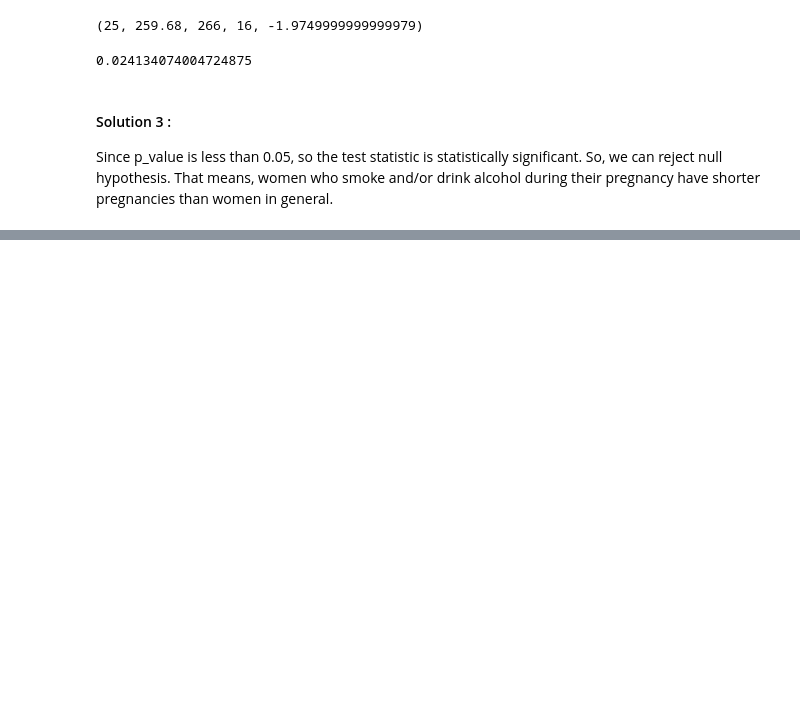
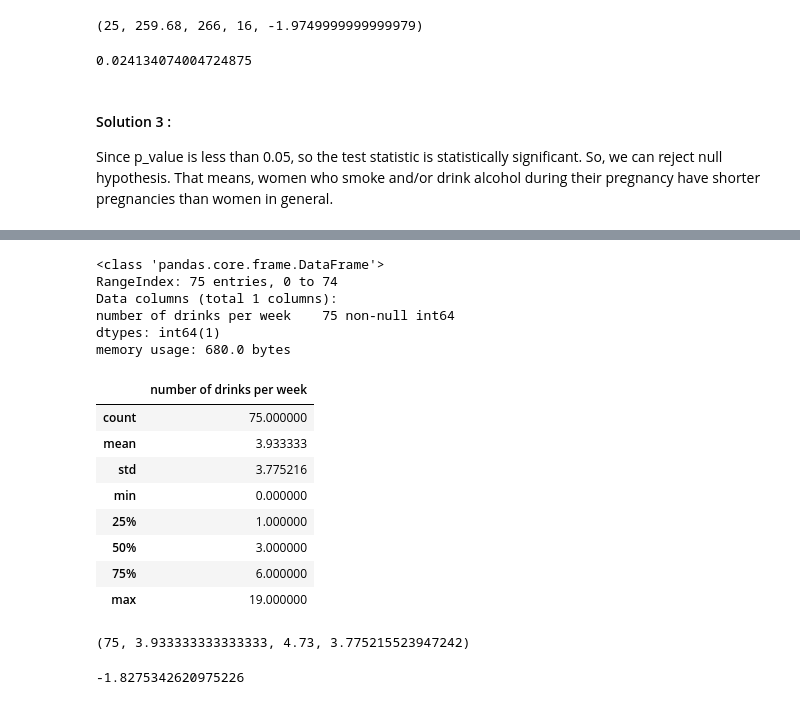
Before and after one commit to pk0912/StanfordLagunitaExercises, a Jupyter notebook: JupyterNotebooks/HypothesisTestingForPopulationMean.ipynb, the cells around one changed output, grey strips where cells are left out. Saved outputs shown, nothing was run; the diff lists cells and outputs as text; code cells hidden in the pictures; blank space fills up the shorter version.

Commit message:
t-test problem added in HypothesisTestingForPopulationMean.ipynb

```diff
--- a/JupyterNotebooks/HypothesisTestingForPopulationMean.ipynb
+++ b/JupyterNotebooks/HypothesisTestingForPopulationMean.ipynb
@@ -160,0 +168,2 @@ That means, women who smoke and/or drink alcohol during their pregnancy have sho
+# %%
+data = pd.read_excel(os.path.join(DATA_DIR, "drinks.xls"))
@@ -160,0 +179,21 @@ That means, women who smoke and/or drink alcohol during their pregnancy have sho
+# %%
+data.info()
+# %% [output]
+<class 'pandas.core.frame.DataFrame'>
+RangeIndex: 75 entries, 0 to 74
+Data columns (total 1 columns):
+number of drinks per week    75 non-null int64
+dtypes: int64(1)
+memory usage: 680.0 bytes
+# %%
+data.describe()
+# %% [output]
+|  | number of drinks per week |
+| count | 75.000000 |
+| mean | 3.933333 |
+| std | 3.775216 |
+| min | 0.000000 |
+| 25% | 1.000000 |
+| 50% | 3.000000 |
+| 75% | 6.000000 |
+| max | 19.000000 |
@@ -160,0 +205,4 @@ That means, women who smoke and/or drink alcohol during their pregnancy have sho
+# %%
+sample_size, sample_mean, population_mean, sample_std_dev
+# %% [output]
+(75, 3.933333333333333, 4.73, 3.775215523947242)
@@ -160,0 +211,4 @@ That means, women who smoke and/or drink alcohol during their pregnancy have sho
+# %%
+t_score
+# %% [output]
+-1.8275342620975226
```
Also changed, not shown: parts of 8 cells of this notebook, 1 other file.
